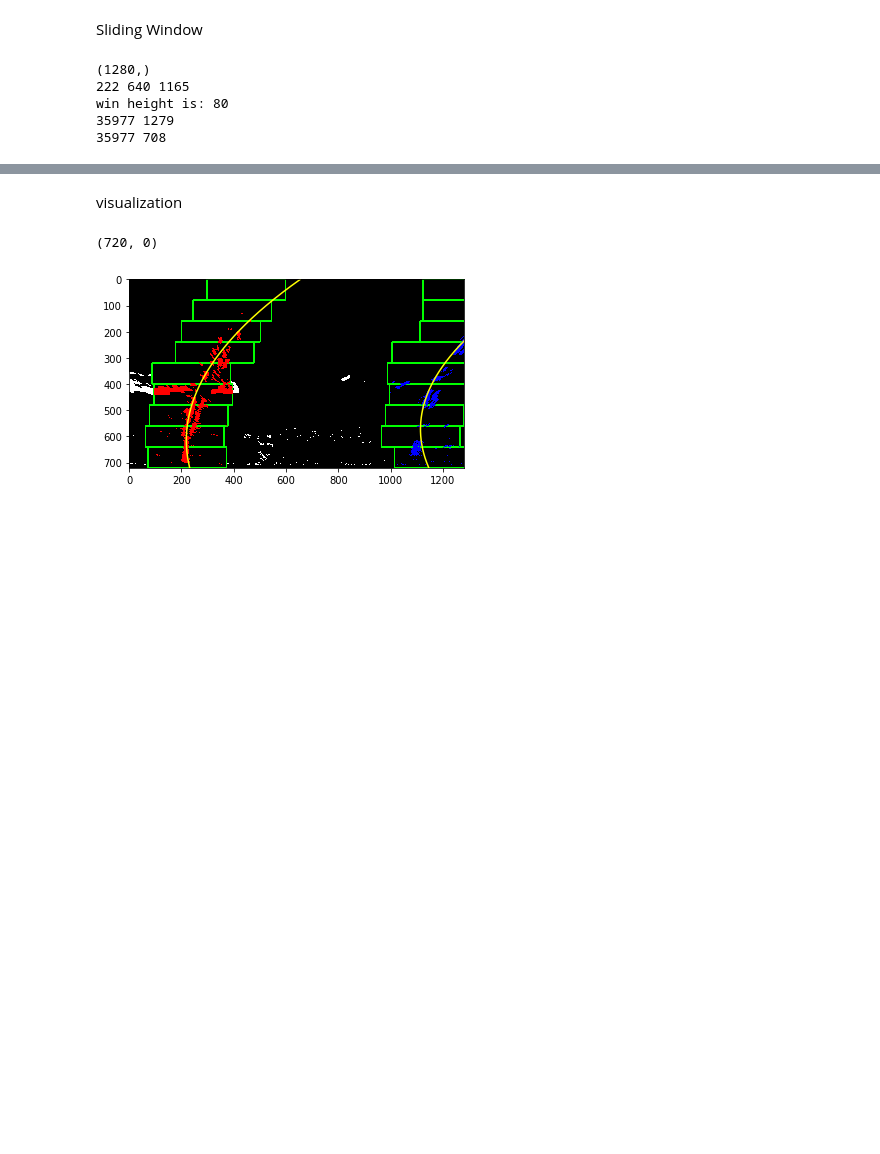
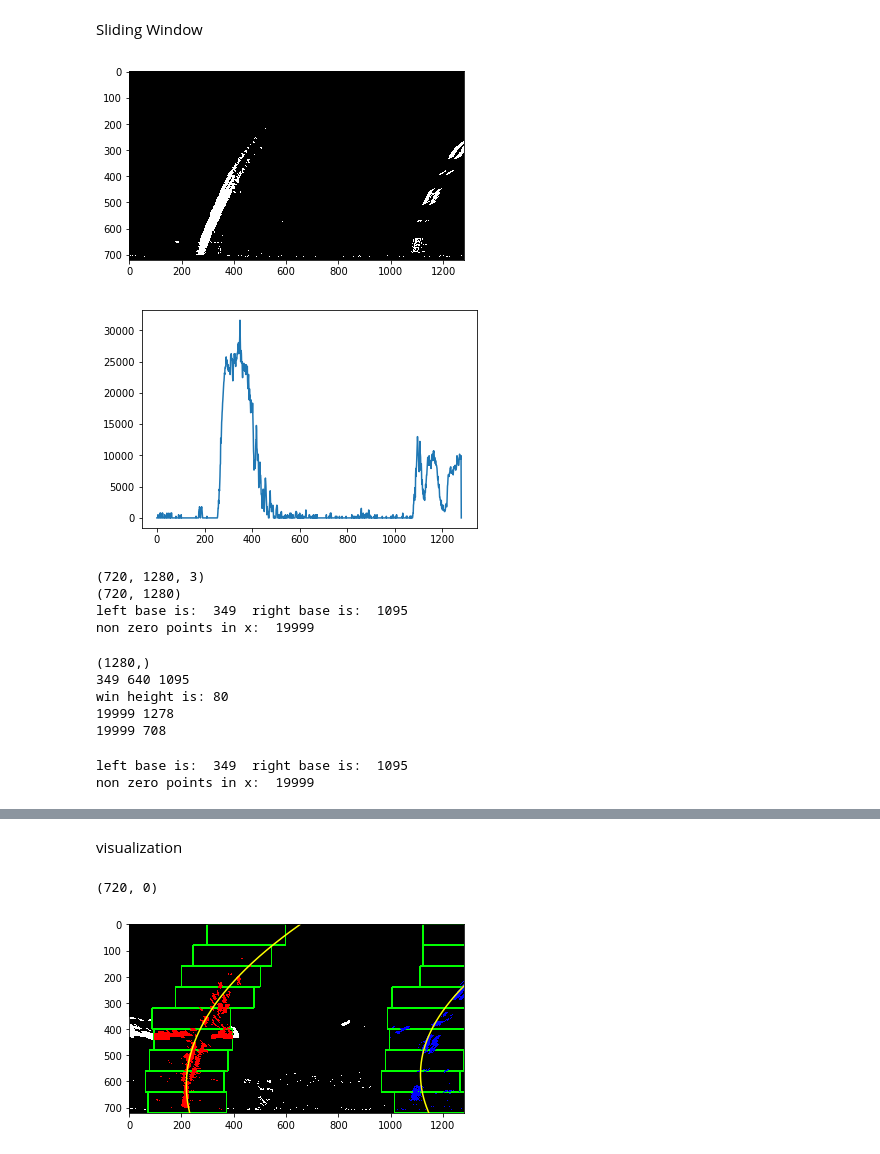
Before and after one commit to easyfly007/autodrive_projects, a Jupyter notebook: proj_advanced_lane_finding/examples/solutions.ipynb, the cells around one changed output, grey strips where cells are left out. Cells and saved outputs as stored; diff of their text form; code cells hidden in the pictures; blank space fills up the shorter version.

```diff
--- a/proj_advanced_lane_finding/examples/solutions.ipynb
+++ b/proj_advanced_lane_finding/examples/solutions.ipynb
@@ -246,0 +321,10 @@ Sliding Window
+# %%
+handler = LineHandler(img3)
+handler.readin(img3)
+# %% [output]
+[figure, added]
+[figure, added]
+(720, 1280, 3)
+(720, 1280)
+left base is:  349  right base is:  1095
+non zero points in x:  19999
@@ -247,39 +353,44 @@ Sliding Window
 # %%
-print(histogram.shape)
-midpoint = np.int(histogram.shape[0] / 2)
-leftx_base = np.argmax(histogram[:midpoint])
-rightx_base = np.argmax(histogram[midpoint:]) + midpoint
-print(leftx_base, midpoint, rightx_base)
-# left side for the left lane detection, right side for the right lane detection
+def sliding_windows(img, histogram):
+    print(histogram.shape)
+    midpoint = np.int(histogram.shape[0] / 2)
+    leftx_base = np.argmax(histogram[:midpoint])
+    rightx_base = np.argmax(histogram[midpoint:]) + midpoint
+    print(leftx_base, midpoint, rightx_base)
+    # left side for the left lane detection, right side for the right lane detection
 
-out_gray = img3
-# windows layer count
-nwindows = 9
-# window height
-window_height = np.int(img.shape[0]/nwindows)
-print('win height is:', window_height)
+    out_gray = img3
+    # windows layer count
+    nwindows = 9
+    # window height
+    window_height = np.int(img.shape[0]/nwindows)
+    print('win height is:', window_height)
 
-# collect the non zero pixels in the img
-nonzero = out_gray.nonzero()
-nonzerox = np.array(nonzero[1])
-nonzeroy = np.array(nonzero[0])
-print(len(nonzerox), np.max(nonzerox))
-print(len(nonzeroy), np.max(nonzeroy))
+    # collect the non zero pixels in the img
+    nonzero = out_gray.nonzero()
+    nonzerox = np.array(nonzero[1])
+    nonzeroy = np.array(nonzero[0])
+    print(len(nonzerox), np.max(nonzerox))
+    print(len(nonzeroy), np.max(nonzeroy))
 
-leftx_current = leftx_base
-rightx_current = rightx_base
-margin = 150
-minpix = 50
+    leftx_current = leftx_base
+    rightx_current = rightx_base
+    margin = 100
+    minpix = 50
-# %% [output]
-(1280,)
-222 640 1165
-win height is: 80
-35977 1279
-35977 708
+# %%
+sliding_windows(img3, histogram)
+# %% [output]
+(1280,)
+349 640 1095
+win height is: 80
+19999 1278
+19999 708
 # %%
 img = img3
 left_lane_inds = []
 right_lane_inds = []
+nwindows, window_height, margin, minpix = get_sliding_windows_param(img)
+midpoint, leftx_current, rightx_current, nonzerox, nonzeroy = get_sliding_windows_status(img, histogram)
 
 # Step through the windows one by one
 for window in range(nwindows):
@@ -312,6 +423,9 @@ for window in range(nwindows):
     # print('len good_right_inds is: ', len(good_right_inds))
     if len(good_right_inds) > minpix:
         rightx_current = np.int(np.mean(nonzerox[good_right_inds]))
+# %% [output]
+left base is:  349  right base is:  1095
+non zero points in x:  19999
 # %%
 plt.imshow(out_img)
 # plt.imshow()
```
Also changed, not shown: parts of 10 cells of this notebook.
